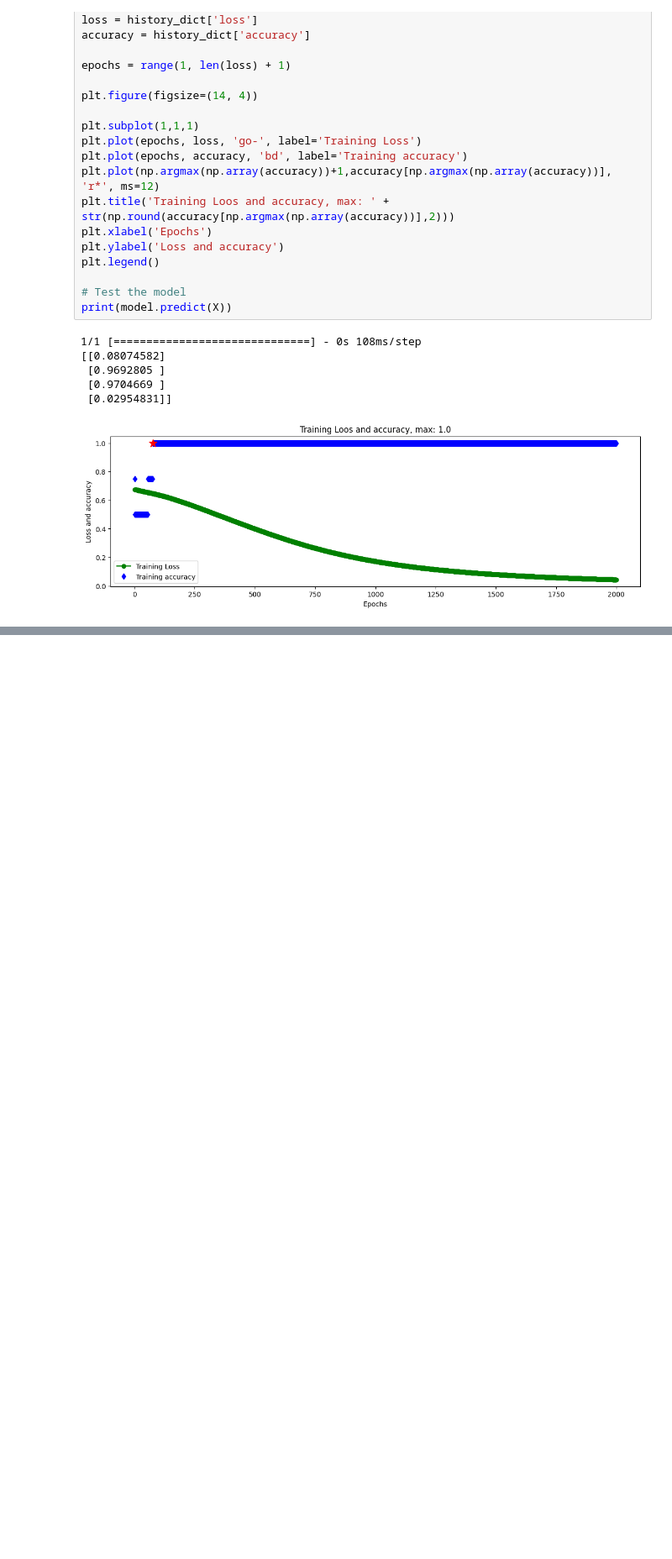
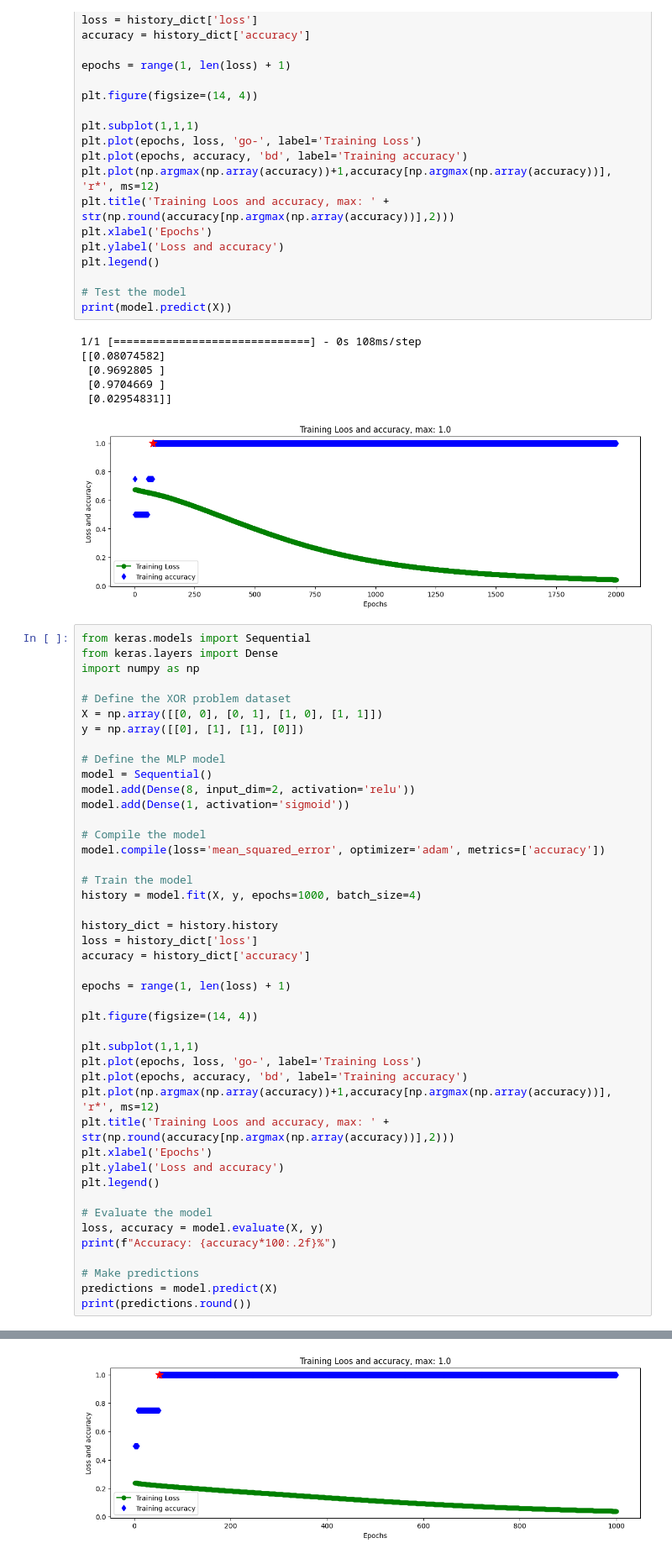
Before and after one commit to jae-hyuck/dl13, a Jupyter notebook: project/dl13_proj02_XOR_MLP.ipynb, the cells around one changed output, grey strips where cells are left out. Shown: that part at 84% size. Drawn from its saved outputs; the diff is of its cells as text; blank space fills up the shorter version.

```diff
--- a/project/dl13_proj02_XOR_MLP.ipynb
+++ b/project/dl13_proj02_XOR_MLP.ipynb
@@ -287,3 +287,48 @@ print(model.predict(X))
  [0.9704669 ]
  [0.02954831]]
 [figure]
+# %%
+from keras.models import Sequential
+from keras.layers import Dense
+import numpy as np
+
+# Define the XOR problem dataset
+X = np.array([[0, 0], [0, 1], [1, 0], [1, 1]])
+y = np.array([[0], [1], [1], [0]])
+
+# Define the MLP model
+model = Sequential()
+model.add(Dense(8, input_dim=2, activation='relu'))
+model.add(Dense(1, activation='sigmoid'))
+
+# Compile the model
+model.compile(loss='mean_squared_error', optimizer='adam', metrics=['accuracy'])
+
+# Train the model
+history = model.fit(X, y, epochs=1000, batch_size=4)
+
+history_dict = history.history
+loss = history_dict['loss']
+accuracy = history_dict['accuracy']
+
+epochs = range(1, len(loss) + 1)
+
+plt.figure(figsize=(14, 4))
+
+plt.subplot(1,1,1)
+plt.plot(epochs, loss, 'go-', label='Training Loss')
+plt.plot(epochs, accuracy, 'bd', label='Training accuracy')
+plt.plot(np.argmax(np.array(accuracy))+1,accuracy[np.argmax(np.array(accuracy))], 'r*', ms=12)
+plt.title('Training Loos and accuracy, max: ' + str(np.round(accuracy[np.argmax(np.array(accuracy))],2)))
+plt.xlabel('Epochs')
+plt.ylabel('Loss and accuracy')
+plt.legend()
+
+# Evaluate the model
+loss, accuracy = model.evaluate(X, y)
+print(f"Accuracy: {accuracy*100:.2f}%")
+
+# Make predictions
+predictions = model.predict(X)
+print(predictions.round())
+# %% [output]
@@ -289,0 +352 @@ print(model.predict(X))
+[figure, added]
```
Also changed, not shown: parts of 1 cell of this notebook.
